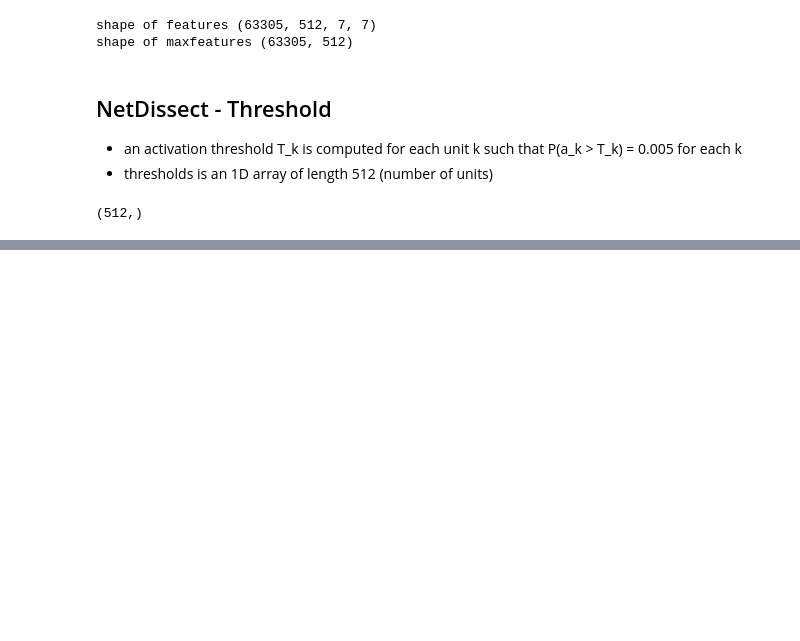
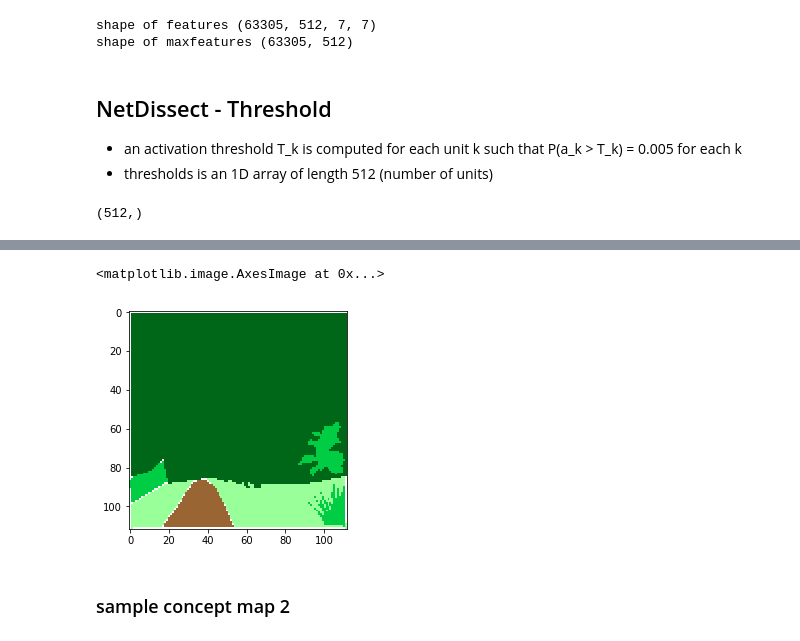
Before and after one commit to LC1905/ENL_NetDissect, a Jupyter notebook: broden_documentation.ipynb, the cells around one changed output, grey strips where cells are left out. Saved outputs shown, nothing was run; the diff lists cells and outputs as text; code cells hidden in the pictures; blank space fills up the shorter version.

```diff
--- a/broden_documentation.ipynb
+++ b/broden_documentation.ipynb
@@ -336,0 +354,10 @@ obim
+# %%
+cmap1_object = {0: (255, 255, 255), 16: (0, 102, 24), 33: (153, 255, 153), 35: (0, 204, 68), 442: (153, 102, 51)}
+# %%
+cmap1_object_reconstruction = [[cmap1_object[cmap1['object'][0, j, i]] for i in range(row)] for j in range(column)]
+plt.imshow(cmap1_object_reconstruction)
+# %% [output]
+<matplotlib.image.AxesImage at 0x...>
+[figure, added]
+# %% [markdown]
+### sample concept map 2
```
Also changed, not shown: parts of 51 cells of this notebook.
